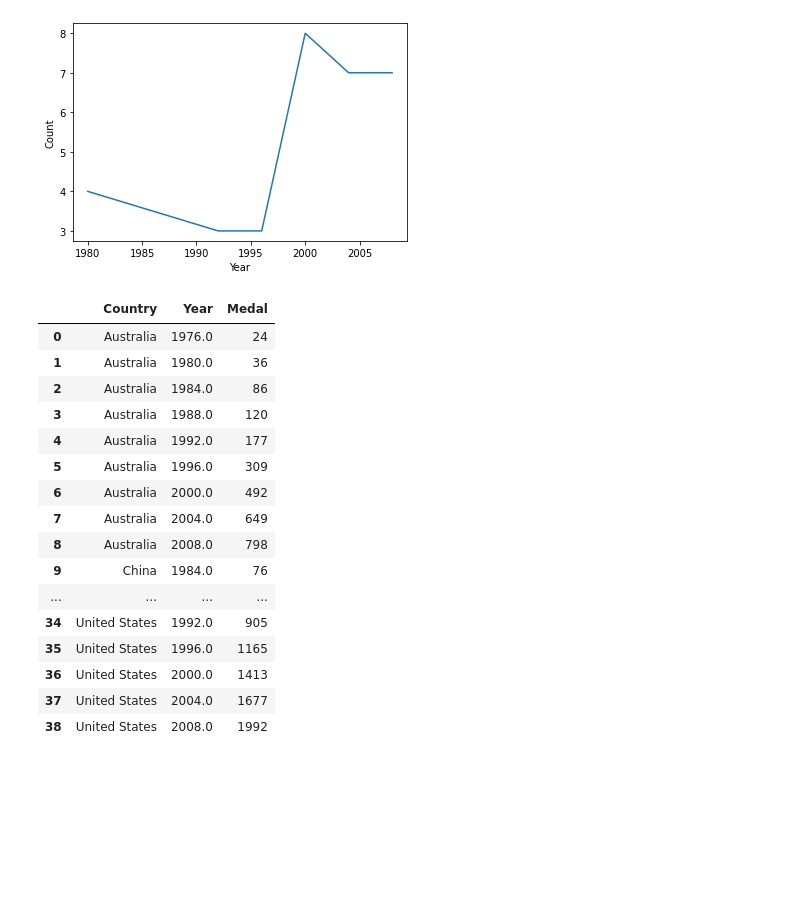
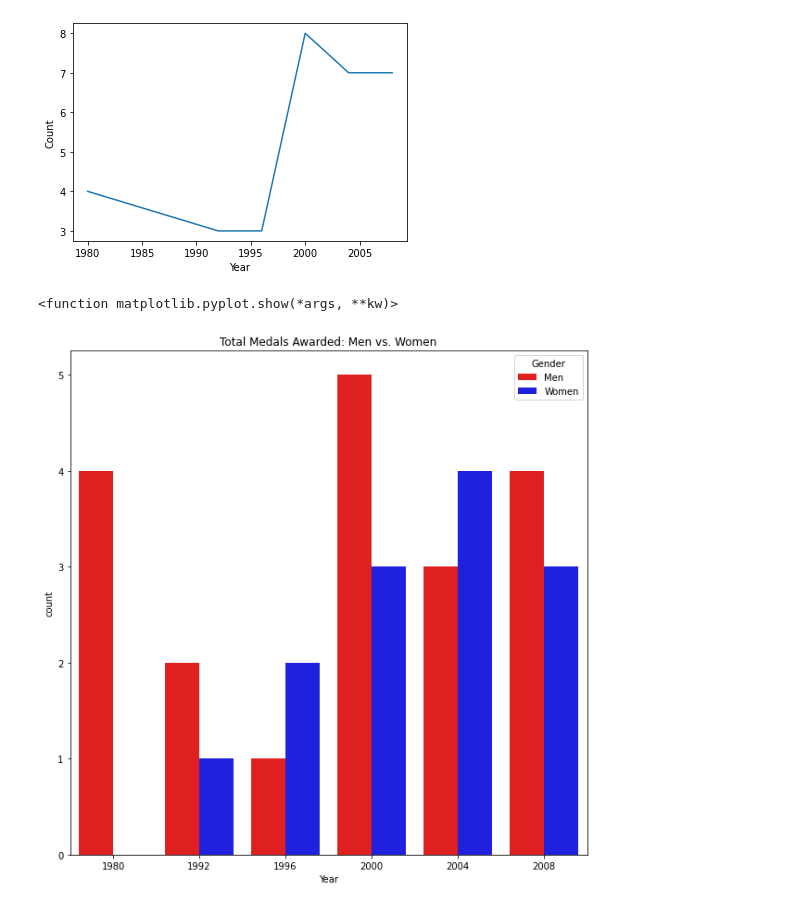
Before and after one commit to liyaSileshi/Summer-Olympics, a Jupyter notebook: notebooks/olympics.ipynb, the cells around one changed output. Cells and saved outputs as stored; diff of their text form; code cells hidden in the pictures; blank space fills up the shorter version.

```diff
--- a/notebooks/olympics.ipynb
+++ b/notebooks/olympics.ipynb
@@ -331,37 +362,11 @@ sns.lineplot(data=eth_year,x='Year',y='Count',palette='red')
 # %% [output]
 <matplotlib.axes._subplots.AxesSubplot at 0x...>
 [figure]
-# %%
-fil1=df['Country']=='United States'
-fil2=df['Country']=='Australia'
-fil3=df['Country']=='Soviet Union'
-fil4=df['Country']=='Germany'
-fil5=df['Country']=='China'
-fil6=df['Country']=='Russia'
-fil7=df['Country']=='East Germany'
-df1=df.where(fil1 | fil2| fil3 | fil4 | fil5 | fil6 | fil7).dropna()
-df1=df1[['Year','Country','Medal']]
-df2=df1.groupby(['Country','Year']).agg('count').groupby('Country').cumsum().reset_index()
-df2
-# fil7
-# sns.lineplot(data=df2,x='Year',y='Medal',hue='Country')
-# plt.title('Top 7 Countries With The Most Medals')
-# plt.show()
-# %% [output]
-|  | Country | Year | Medal |
-| 0 | Australia | 1976.0 | 24 |
-| 1 | Australia | 1980.0 | 36 |
-| 2 | Australia | 1984.0 | 86 |
-| 3 | Australia | 1988.0 | 120 |
-| 4 | Australia | 1992.0 | 177 |
-| 5 | Australia | 1996.0 | 309 |
-| 6 | Australia | 2000.0 | 492 |
-| 7 | Australia | 2004.0 | 649 |
-| 8 | Australia | 2008.0 | 798 |
-| 9 | China | 1984.0 | 76 |
-| ... | ... | ... | ... |
-| 34 | United States | 1992.0 | 905 |
-| 35 | United States | 1996.0 | 1165 |
-| 36 | United States | 2000.0 | 1413 |
-| 37 | United States | 2004.0 | 1677 |
-| 38 | United States | 2008.0 | 1992 |
+# %%
+plt.subplots(figsize=(10, 10))
+sns.countplot(data=eth,x='Year',hue='Gender',palette=('red','blue'))
+plt.title('Total Medals Awarded: Men vs. Women')
+plt.show
+# %% [output]
+<function matplotlib.pyplot.show(*args, **kw)>
+[figure, added]
```
Also changed, not shown: parts of 33 cells of this notebook.
